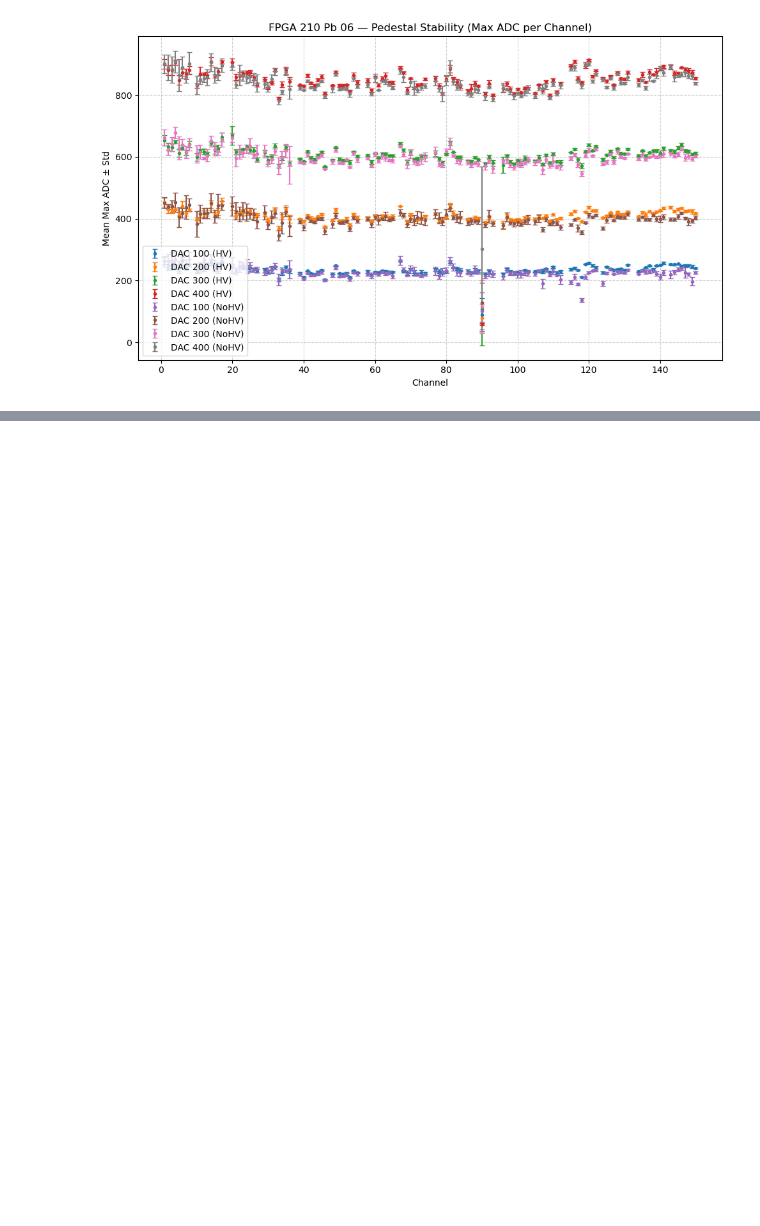
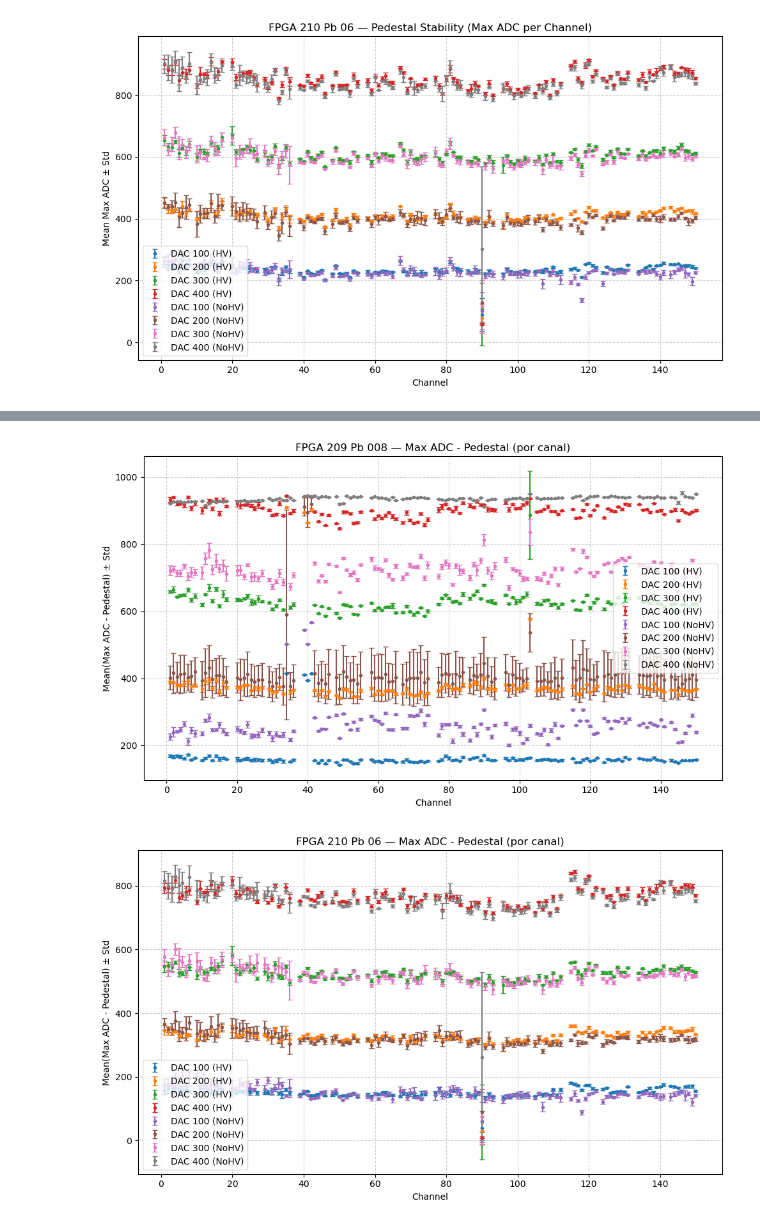
Before and after one commit to nlbucurur/EEEMCal_Analysis, a Jupyter notebook: Pedestal_Stability/AmplitudeAnalysis.ipynb, the cells around one changed output, grey strips where cells are left out. Drawn from its saved outputs; the diff is of its cells as text; code cells hidden in the pictures; blank space fills up the shorter version.

```diff
--- a/Pedestal_Stability/AmplitudeAnalysis.ipynb
+++ b/Pedestal_Stability/AmplitudeAnalysis.ipynb
@@ -89,0 +127,20 @@ for fpga in fpga_to_pb.keys():
+# %%
+# Merge left: we want to keep all the (FPGA, Channel, Condition) that we have in summary_all
+summary_with_ped = summary_all.merge(
+    ped_long[["FPGA", "Channel", "Condition", "Pedestal"]],
+    on=["FPGA", "Channel", "Condition"],
+    how="left",
+    validate="many_to_one"  # por canal/condición debe haber un único pedestal
+)
+
+# Chequeo de faltantes
+missing = summary_with_ped["Pedestal"].isna().sum()
+if missing > 0:
+    print(f"⚠️ Pedestal faltante en {missing} filas (revisa coincidencia de FPGA/Channel/Condition).")
+
+# Subtract pedestal: (the standard deviation does not change, as the pedestal is constant per channel)
+summary_with_ped["mean_corr"] = summary_with_ped["mean"] - summary_with_ped["Pedestal"]
+summary_with_ped["std_corr"]  = summary_with_ped["std"]
+
+# Vista rápida
+summary_with_ped.head()
@@ -89,0 +154,28 @@ for fpga in fpga_to_pb.keys():
+# %%
+def plot_fpga_ped_subtracted(summary_corr, fpga, fpga_to_pb):
+    plt.figure(figsize=(10,6))
+    subset = summary_corr[summary_corr["FPGA"] == fpga]
+
+    for cond in conditions:          # ["HV", "NoHV"]
+        for dac in dac_values:       # [100, 200, 300, 400]
+            sel = subset[(subset["DAC"] == dac) & (subset["Condition"] == cond)]
+            if sel.empty:
+                continue
+            plt.errorbar(
+                sel["Channel"], sel["mean_corr"], yerr=sel["std_corr"],
+                label=f"DAC {dac} ({cond})", fmt='.', capsize=3
+            )
+
+    plt.title(f"FPGA {fpga} Pb {fpga_to_pb[fpga]} — Max ADC - Pedestal (por canal)")
+    plt.xlabel("Channel")
+    plt.ylabel("Mean(Max ADC - Pedestal) ± Std")
+    plt.grid(True, linestyle="--", alpha=0.6)
+    plt.legend()
+    plt.tight_layout()
+    plt.show()
+
+for fpga in fpga_to_pb.keys():
+    plot_fpga_ped_subtracted(summary_with_ped, fpga, fpga_to_pb)
+# %% [output]
+[figure, added]
+[figure, added]
```
Also changed, not shown: parts of 10 cells of this notebook, 9 other files.
